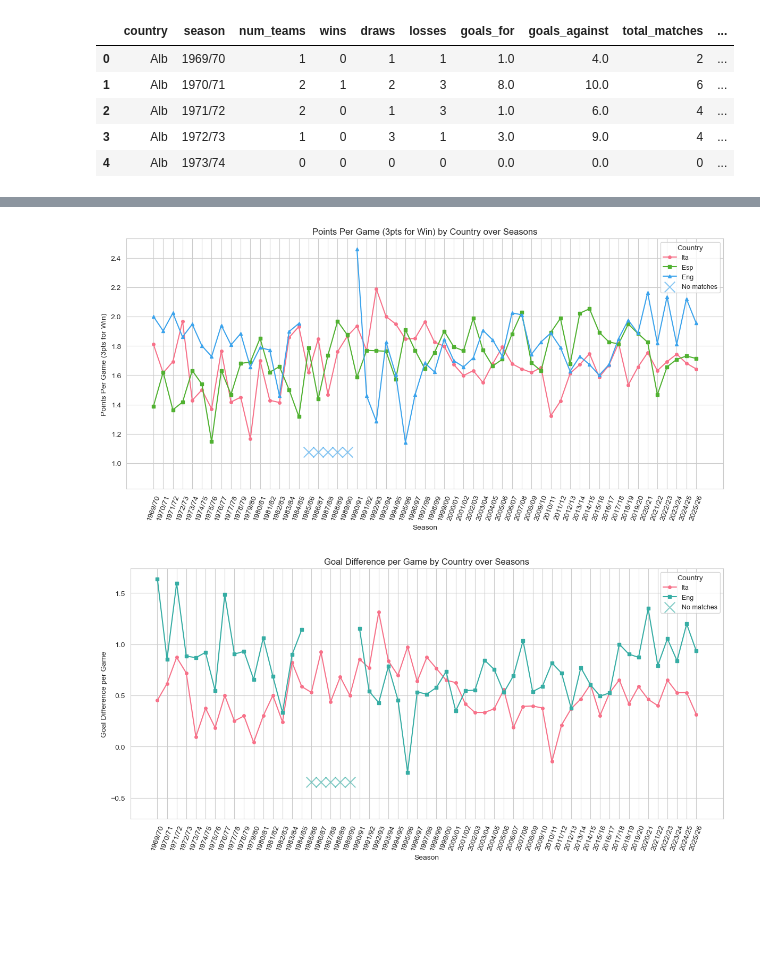
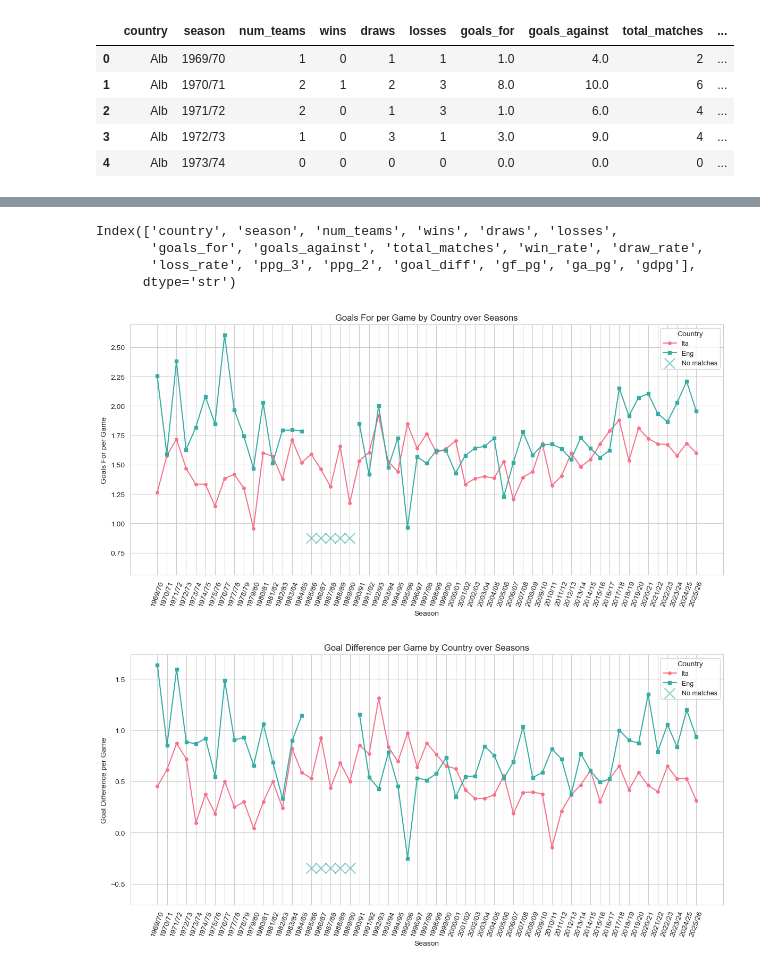
Before and after one commit to pacoraggio/Italian-Football-Clubs-Analysis, a Jupyter notebook: notebooks/data_wrangling.ipynb, the cells around one changed output, grey strips where cells are left out. Saved outputs shown, nothing was run; the diff lists cells and outputs as text; code cells hidden in the pictures; blank space fills up the shorter version.

```diff
--- a/notebooks/data_wrangling.ipynb
+++ b/notebooks/data_wrangling.ipynb
@@ -1037,10 +1032,17 @@ def plot_country_metrics(df: pd.DataFrame, countries: list,  metric: str, figsiz
     plt.legend(title='Country', fontsize=9)
     plt.tight_layout()
     plt.show()
+# %%
+country_stats_complete.columns
+# %% [output]
+Index(['country', 'season', 'num_teams', 'wins', 'draws', 'losses',
+       'goals_for', 'goals_against', 'total_matches', 'win_rate', 'draw_rate',
+       'loss_rate', 'ppg_3', 'ppg_2', 'goal_diff', 'gf_pg', 'ga_pg', 'gdpg'],
+      dtype='str')
 # %%
-plot_country_metrics(country_stats_complete, countries=['Ita', 'Esp', 'Eng'], metric='ppg_3')
+plot_country_metrics(country_stats_complete, countries=['Ita', 'Eng'], metric='gf_pg')
 # %% [output]
-[figure, old version]
+[figure, new version]
 # %%
 plot_country_metrics(country_stats_complete, countries=['Ita','Eng'], metric='gdpg')
 # %% [output]
```
Also changed, not shown: parts of 14 cells of this notebook, 3 other files.
